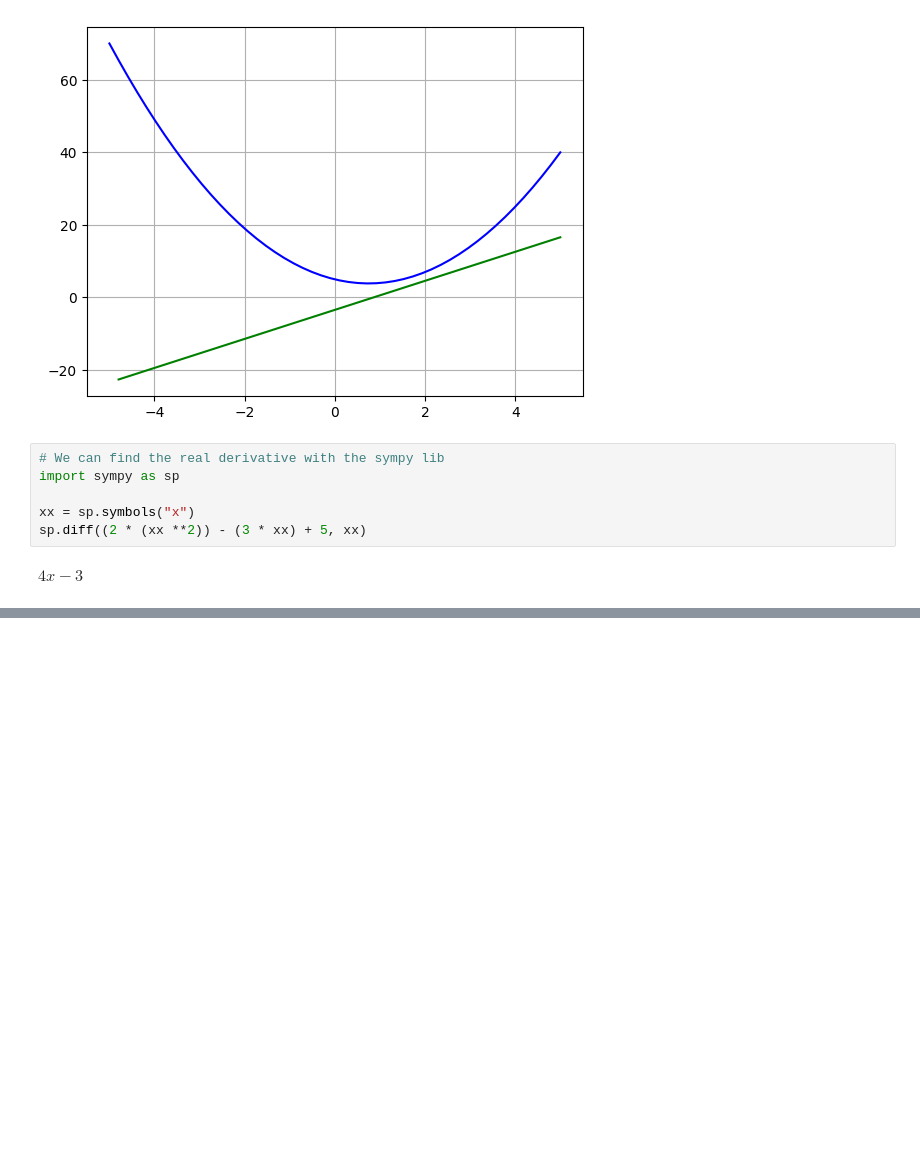
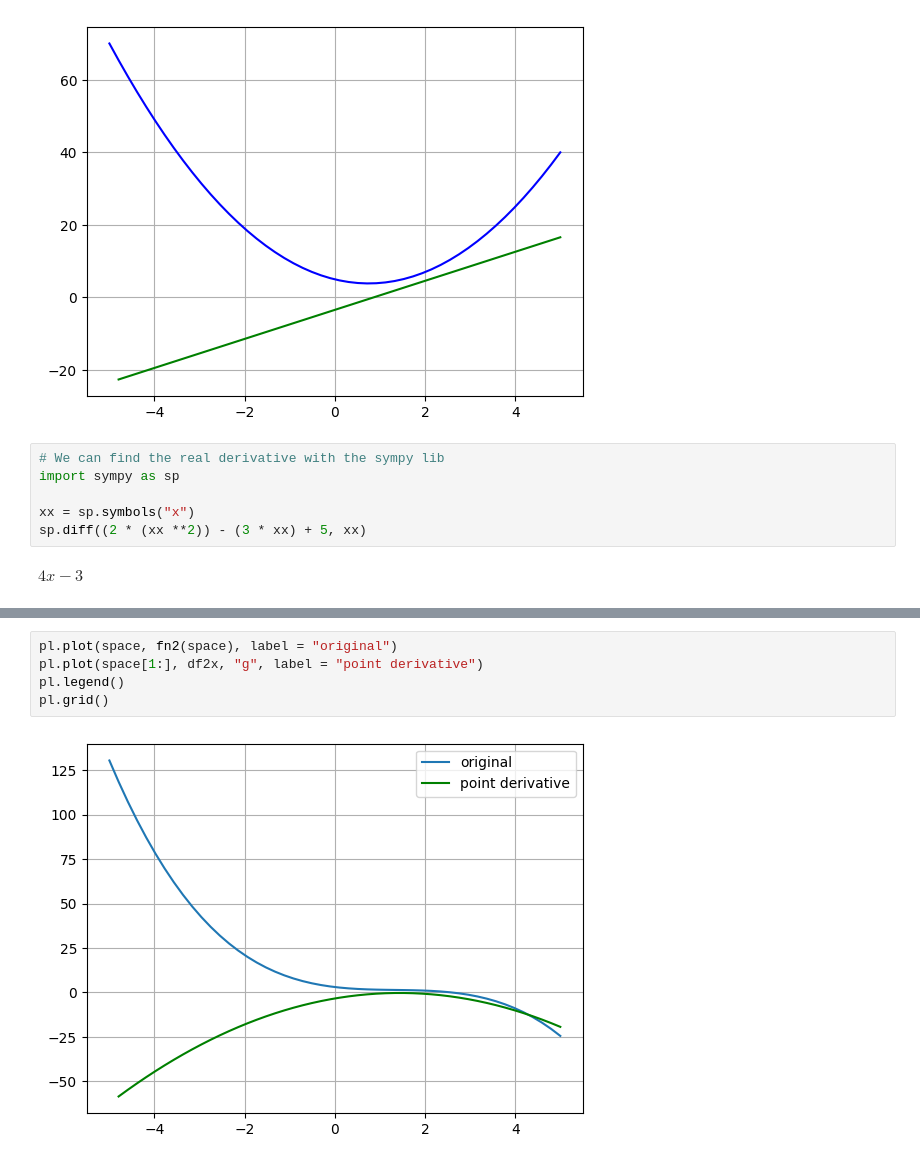
Before and after one commit to MrHedmad/phd-alignment-notes, a Jupyter notebook: courses/MMLS/src/2.1_derivatives.ipynb, the cells around one changed output, grey strips where cells are left out. Saved outputs shown, nothing was run; the diff lists cells and outputs as text; blank space fills up the shorter version.

```diff
--- a/courses/MMLS/src/2.1_derivatives.ipynb
+++ b/courses/MMLS/src/2.1_derivatives.ipynb
@@ -92,0 +134,7 @@ pl.plot(space, fn2(space))
+# %%
+pl.plot(space, fn2(space), label = "original")
+pl.plot(space[1:], df2x, "g", label = "point derivative")
+pl.legend()
+pl.grid()
+# %% [output]
+[figure, added]
```
Also changed, not shown: parts of 7 cells of this notebook, 3 other files.
